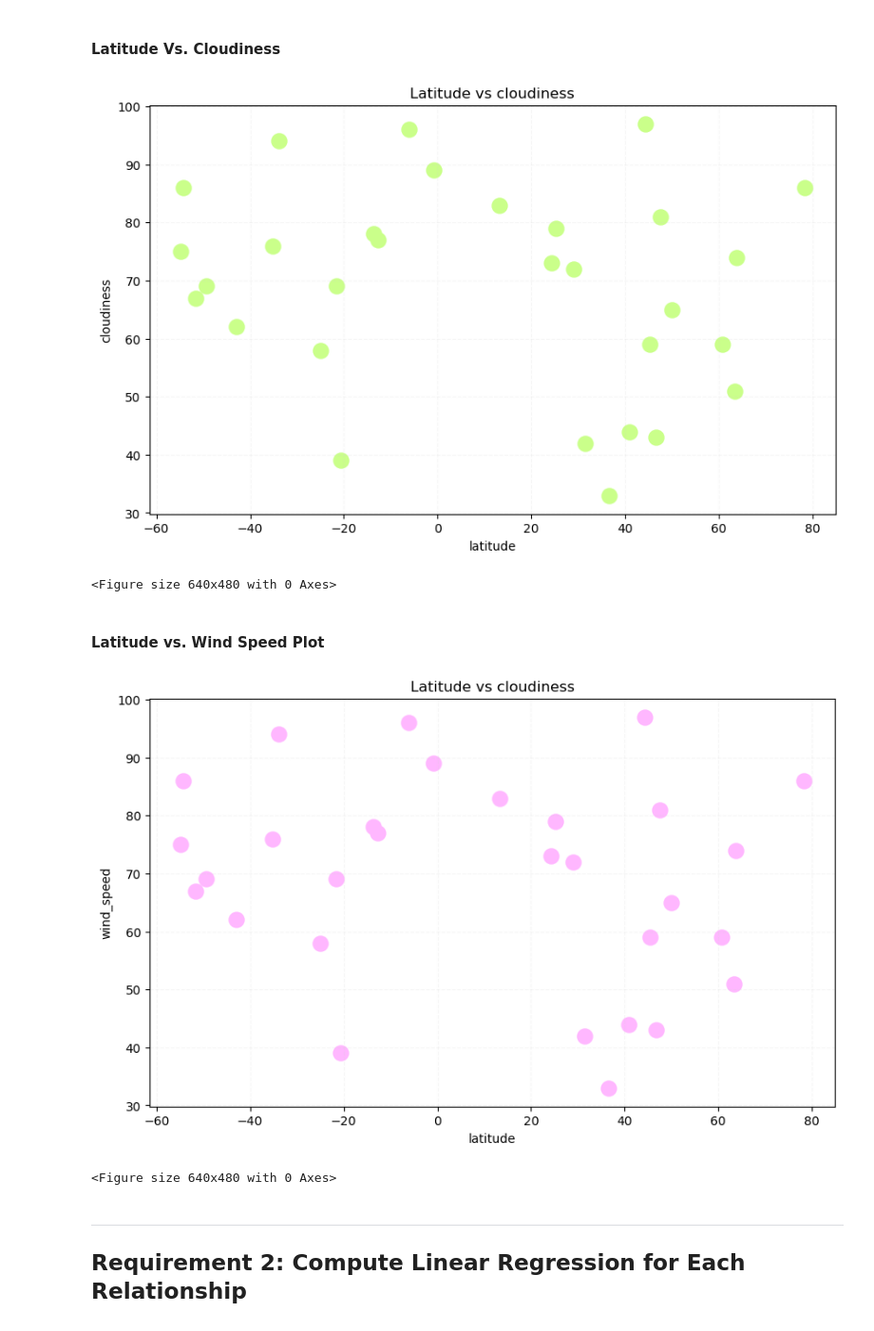
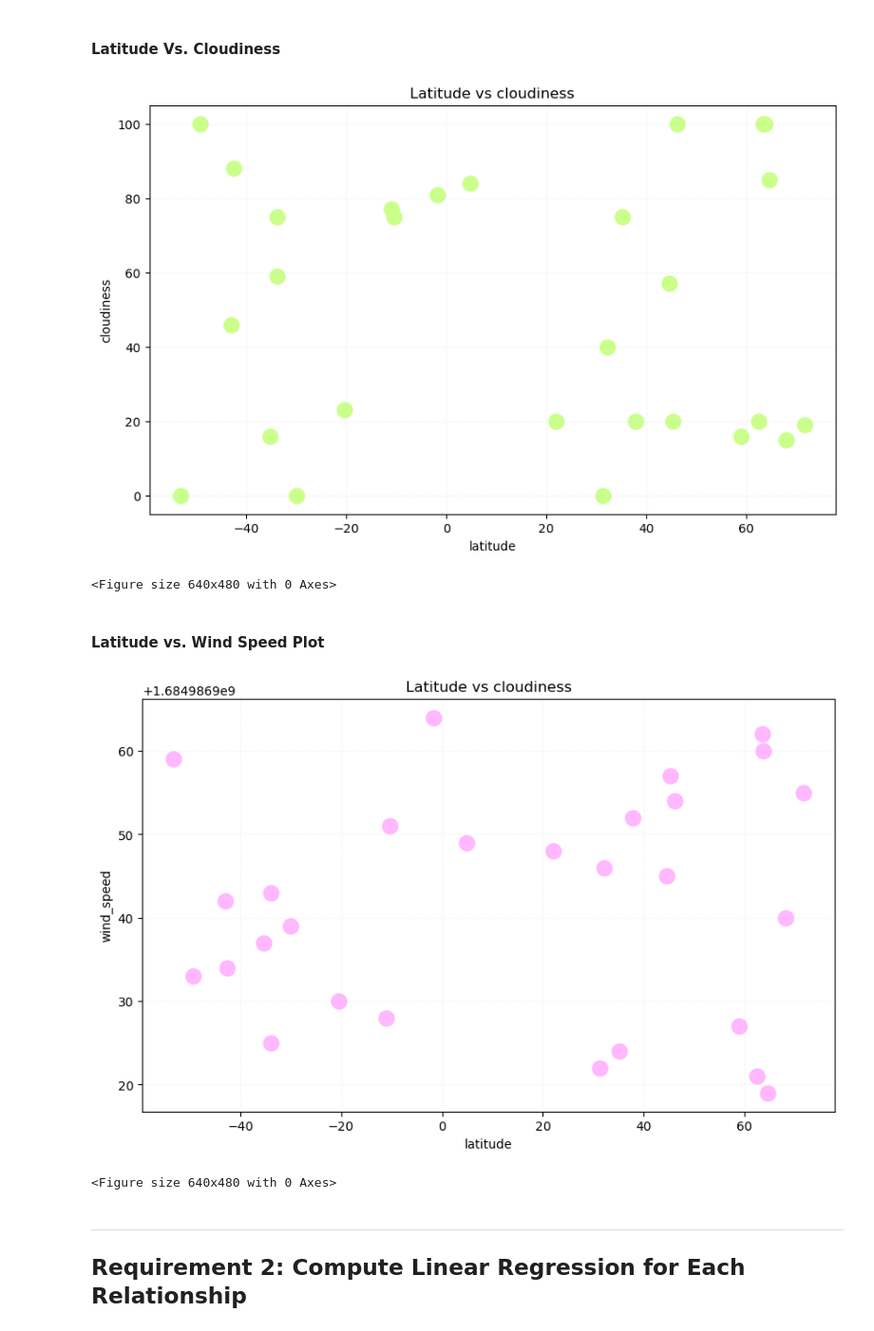
Before and after one commit to LosDelaro/SMU_HW_MARCH_2023_assignments, a Jupyter notebook: Module_6_Challenge/Starter_Code/starter_code/WeatherPy-Carlos.ipynb, the cells around one changed output. Shown: that part at 95% size. Saved outputs shown, nothing was run; the diff lists cells and outputs as text; code cells hidden in the pictures.

```diff
--- a/Module_6_Challenge/Starter_Code/starter_code/WeatherPy-Carlos.ipynb
+++ b/Module_6_Challenge/Starter_Code/starter_code/WeatherPy-Carlos.ipynb
@@ -218,9 +297,9 @@ df1.to_csv("../output_data/cities.csv", index_label="City_ID")
 # %%
 # Read saved data
-df1 = pd.read_csv("../output_data/cities.csv", index_col="City_ID")
+df = pd.read_csv("../output_data/cities.csv", index_col="City_ID")
 
 # Display sample data
-df1.head()
+df.head()
 # %% [output]
 |  | city | country | latitude | longitude | temperature | pressure | humidity | wind_speed | cloudiness | ... |
 | City_ID |  |  |  |  |  |  |  |  |  | ... |
@@ -306,7 +385,7 @@ plt.savefig("../output_data/Fig2.png")
 
 plt.figure(figsize=(10,6))
 
-plt.scatter(df1.latitude, df1.humidity, color="#CAFF8A", s=150)
+plt.scatter(df.latitude, df.cloudiness, color="#CAFF8A", s=150)
 plt.xlabel("latitude")
 plt.ylabel("cloudiness")
 plt.title("Latitude vs cloudiness")
@@ -316,36 +395,36 @@ plt.show()
 # # # Save the figure
 plt.savefig("../output_data/Fig3.png")
 # %% [output]
-[figure, old version]
+[figure, new version]
 <Figure size 640x480 with 0 Axes>
 # %% [markdown]
 #### Latitude vs. Wind Speed Plot
 # %%
 # Build the scatter plots for latitude vs. wind speed
 # YOUR CODE HERE
 
 # Incorporate the other graph properties
 # YOUR CODE HERE
 
 # # Save the figure
 # plt.savefig("output_data/Fig4.png")
 
 # # Show plot
 # plt.show()
 
 plt.figure(figsize=(10,6))
 
-plt.scatter(df1.latitude, df1.humidity, color="#FFB7FF", s=150)
+plt.scatter(df.latitude, df.wind_speed, color="#FFB7FF", s=150)
 plt.xlabel("latitude")
 plt.ylabel("wind_speed")
 plt.title("Latitude vs cloudiness")
 plt.grid(axis="both", color="lightgrey", linestyle="--", alpha=0.2)
 plt.show()
 
 # # # Save the figure
 plt.savefig("../output_data/Fig4.png")
 # %% [output]
-[figure, old version]
+[figure, new version]
 <Figure size 640x480 with 0 Axes>
 # %% [markdown]
 ---
```
Also changed, not shown: parts of 27 cells of this notebook, 2 other files.
